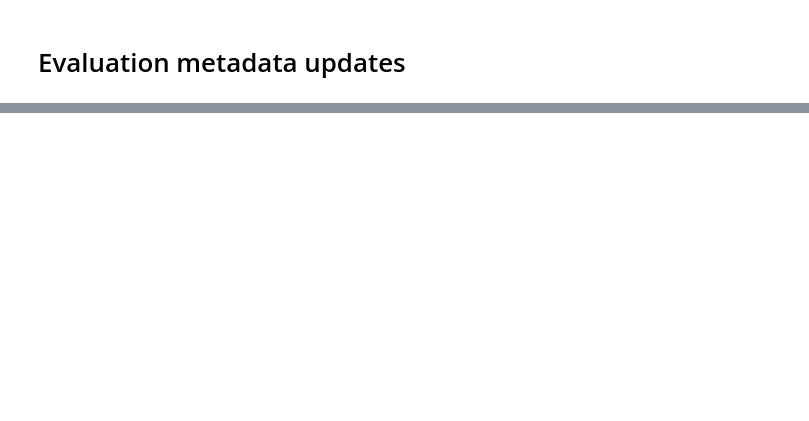
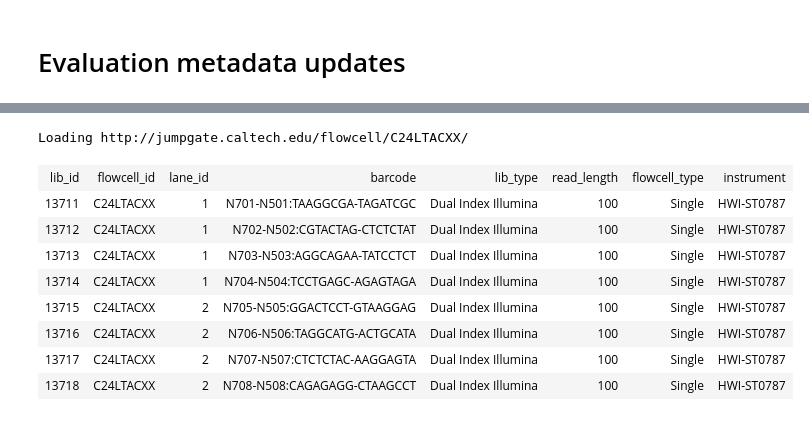
Before and after one commit to detrout/encode3-curation, a Jupyter notebook: ticket-1455.ipynb, the cells around one changed output, grey strips where cells are left out. Drawn from its saved outputs; the diff is of its cells as text; code cells hidden in the pictures; blank space fills up the shorter version.

```diff
--- a/ticket-1455.ipynb
+++ b/ticket-1455.ipynb
@@ -460,0 +480,10 @@ order by ?library
+# %%
+seen = set()
+for row in flowcells:
+    fc = str(row['flowcell'])
+    if fc not in seen:
+        load_into_model(eval_model, None, fc)
+        print('Loading {}'.format(fc))
+        seen.add(fc)
+# %% [output]
+Loading http://jumpgate.caltech.edu/flowcell/C24LTACXX/
@@ -460,0 +508,12 @@ order by ?library
+# %%
+evaluation_details
+# %% [output]
+| lib_id | flowcell_id | lane_id | barcode | lib_type | read_length | flowcell_type | instrument |
+| 13711 | C24LTACXX | 1 | N701-N501:TAAGGCGA-TAGATCGC | Dual Index Illumina | 100 | Single | HWI-ST0787 |
+| 13712 | C24LTACXX | 1 | N702-N502:CGTACTAG-CTCTCTAT | Dual Index Illumina | 100 | Single | HWI-ST0787 |
+| 13713 | C24LTACXX | 1 | N703-N503:AGGCAGAA-TATCCTCT | Dual Index Illumina | 100 | Single | HWI-ST0787 |
+| 13714 | C24LTACXX | 1 | N704-N504:TCCTGAGC-AGAGTAGA | Dual Index Illumina | 100 | Single | HWI-ST0787 |
+| 13715 | C24LTACXX | 2 | N705-N505:GGACTCCT-GTAAGGAG | Dual Index Illumina | 100 | Single | HWI-ST0787 |
+| 13716 | C24LTACXX | 2 | N706-N506:TAGGCATG-ACTGCATA | Dual Index Illumina | 100 | Single | HWI-ST0787 |
+| 13717 | C24LTACXX | 2 | N707-N507:CTCTCTAC-AAGGAGTA | Dual Index Illumina | 100 | Single | HWI-ST0787 |
+| 13718 | C24LTACXX | 2 | N708-N508:CAGAGAGG-CTAAGCCT | Dual Index Illumina | 100 | Single | HWI-ST0787 |
```
Also changed, not shown: parts of 15 cells of this notebook.
